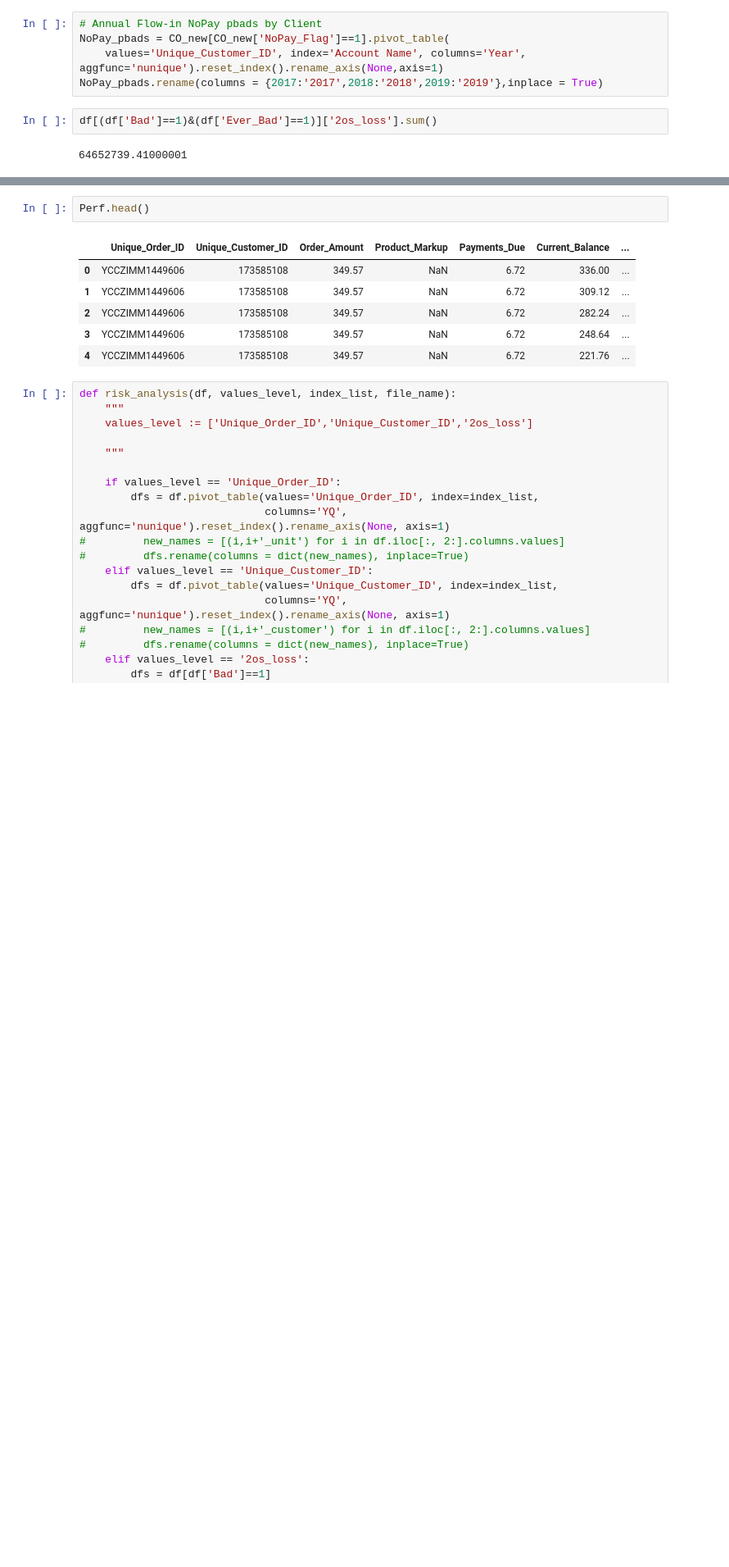
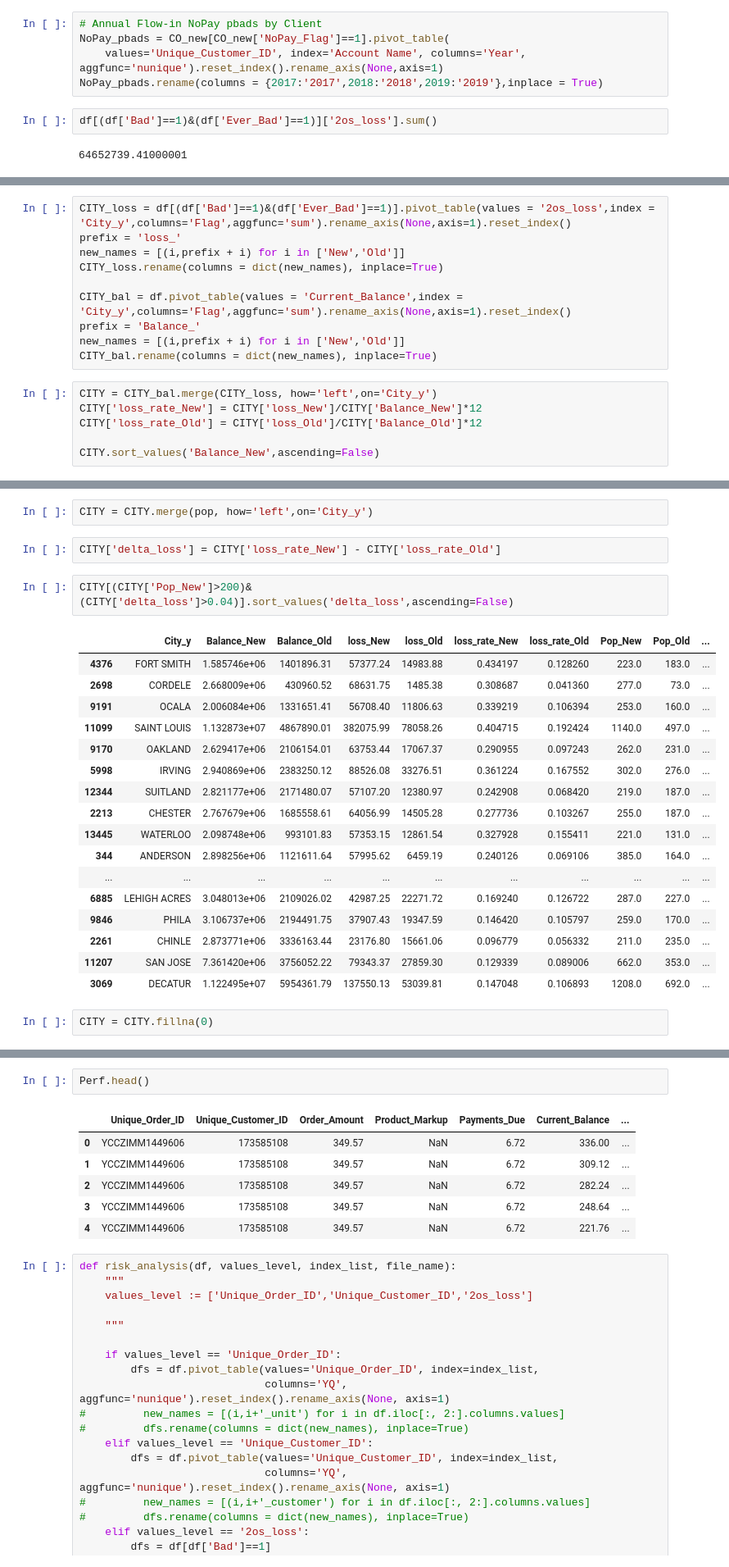
Before and after one commit to XuetingS/PP, a Jupyter notebook: src/Risk Break Down.ipynb, the cells around one changed output, grey strips where cells are left out. Shown at 82% size. Cells and saved outputs as stored; diff of their text form; blank space fills up the shorter version.

```diff
--- a/src/Risk Break Down.ipynb
+++ b/src/Risk Break Down.ipynb
@@ -1321,0 +1341,16 @@ df[(df['Bad']==1)&(df['Ever_Bad']==1)]['2os_loss'].sum()
+# %%
+CITY_loss = df[(df['Bad']==1)&(df['Ever_Bad']==1)].pivot_table(values = '2os_loss',index = 'City_y',columns='Flag',aggfunc='sum').rename_axis(None,axis=1).reset_index()
+prefix = 'loss_'
+new_names = [(i,prefix + i) for i in ['New','Old']]
+CITY_loss.rename(columns = dict(new_names), inplace=True)
+
+CITY_bal = df.pivot_table(values = 'Current_Balance',index = 'City_y',columns='Flag',aggfunc='sum').rename_axis(None,axis=1).reset_index()
+prefix = 'Balance_'
+new_names = [(i,prefix + i) for i in ['New','Old']]
+CITY_bal.rename(columns = dict(new_names), inplace=True)
+# %%
+CITY = CITY_bal.merge(CITY_loss, how='left',on='City_y')
+CITY['loss_rate_New'] = CITY['loss_New']/CITY['Balance_New']*12
+CITY['loss_rate_Old'] = CITY['loss_Old']/CITY['Balance_Old']*12
+
+CITY.sort_values('Balance_New',ascending=False)
@@ -1321,0 +1376,26 @@ df[(df['Bad']==1)&(df['Ever_Bad']==1)]['2os_loss'].sum()
+# %%
+CITY = CITY.merge(pop, how='left',on='City_y')
+# %%
+CITY['delta_loss'] = CITY['loss_rate_New'] - CITY['loss_rate_Old']
+# %%
+CITY[(CITY['Pop_New']>200)&(CITY['delta_loss']>0.04)].sort_values('delta_loss',ascending=False)
+# %% [output]
+|  | City_y | Balance_New | Balance_Old | loss_New | loss_Old | loss_rate_New | loss_rate_Old | Pop_New | Pop_Old | ... |
+| 4376 | FORT SMITH | 1.585746e+06 | 1401896.31 | 57377.24 | 14983.88 | 0.434197 | 0.128260 | 223.0 | 183.0 | ... |
+| 2698 | CORDELE | 2.668009e+06 | 430960.52 | 68631.75 | 1485.38 | 0.308687 | 0.041360 | 277.0 | 73.0 | ... |
+| 9191 | OCALA | 2.006084e+06 | 1331651.41 | 56708.40 | 11806.63 | 0.339219 | 0.106394 | 253.0 | 160.0 | ... |
+| 11099 | SAINT LOUIS | 1.132873e+07 | 4867890.01 | 382075.99 | 78058.26 | 0.404715 | 0.192424 | 1140.0 | 497.0 | ... |
+| 9170 | OAKLAND | 2.629417e+06 | 2106154.01 | 63753.44 | 17067.37 | 0.290955 | 0.097243 | 262.0 | 231.0 | ... |
+| 5998 | IRVING | 2.940869e+06 | 2383250.12 | 88526.08 | 33276.51 | 0.361224 | 0.167552 | 302.0 | 276.0 | ... |
+| 12344 | SUITLAND | 2.821177e+06 | 2171480.07 | 57107.20 | 12380.97 | 0.242908 | 0.068420 | 219.0 | 187.0 | ... |
+| 2213 | CHESTER | 2.767679e+06 | 1685558.61 | 64056.99 | 14505.28 | 0.277736 | 0.103267 | 255.0 | 187.0 | ... |
+| 13445 | WATERLOO | 2.098748e+06 | 993101.83 | 57353.15 | 12861.54 | 0.327928 | 0.155411 | 221.0 | 131.0 | ... |
+| 344 | ANDERSON | 2.898256e+06 | 1121611.64 | 57995.62 | 6459.19 | 0.240126 | 0.069106 | 385.0 | 164.0 | ... |
+| ... | ... | ... | ... | ... | ... | ... | ... | ... | ... | ... |
+| 6885 | LEHIGH ACRES | 3.048013e+06 | 2109026.02 | 42987.25 | 22271.72 | 0.169240 | 0.126722 | 287.0 | 227.0 | ... |
+| 9846 | PHILA | 3.106737e+06 | 2194491.75 | 37907.43 | 19347.59 | 0.146420 | 0.105797 | 259.0 | 170.0 | ... |
+| 2261 | CHINLE | 2.873771e+06 | 3336163.44 | 23176.80 | 15661.06 | 0.096779 | 0.056332 | 211.0 | 235.0 | ... |
+| 11207 | SAN JOSE | 7.361420e+06 | 3756052.22 | 79343.37 | 27859.30 | 0.129339 | 0.089006 | 662.0 | 353.0 | ... |
+| 3069 | DECATUR | 1.122495e+07 | 5954361.79 | 137550.13 | 53039.81 | 0.147048 | 0.106893 | 1208.0 | 692.0 | ... |
+# %%
+CITY = CITY.fillna(0)
```
Also changed, not shown: parts of 62 cells of this notebook.
